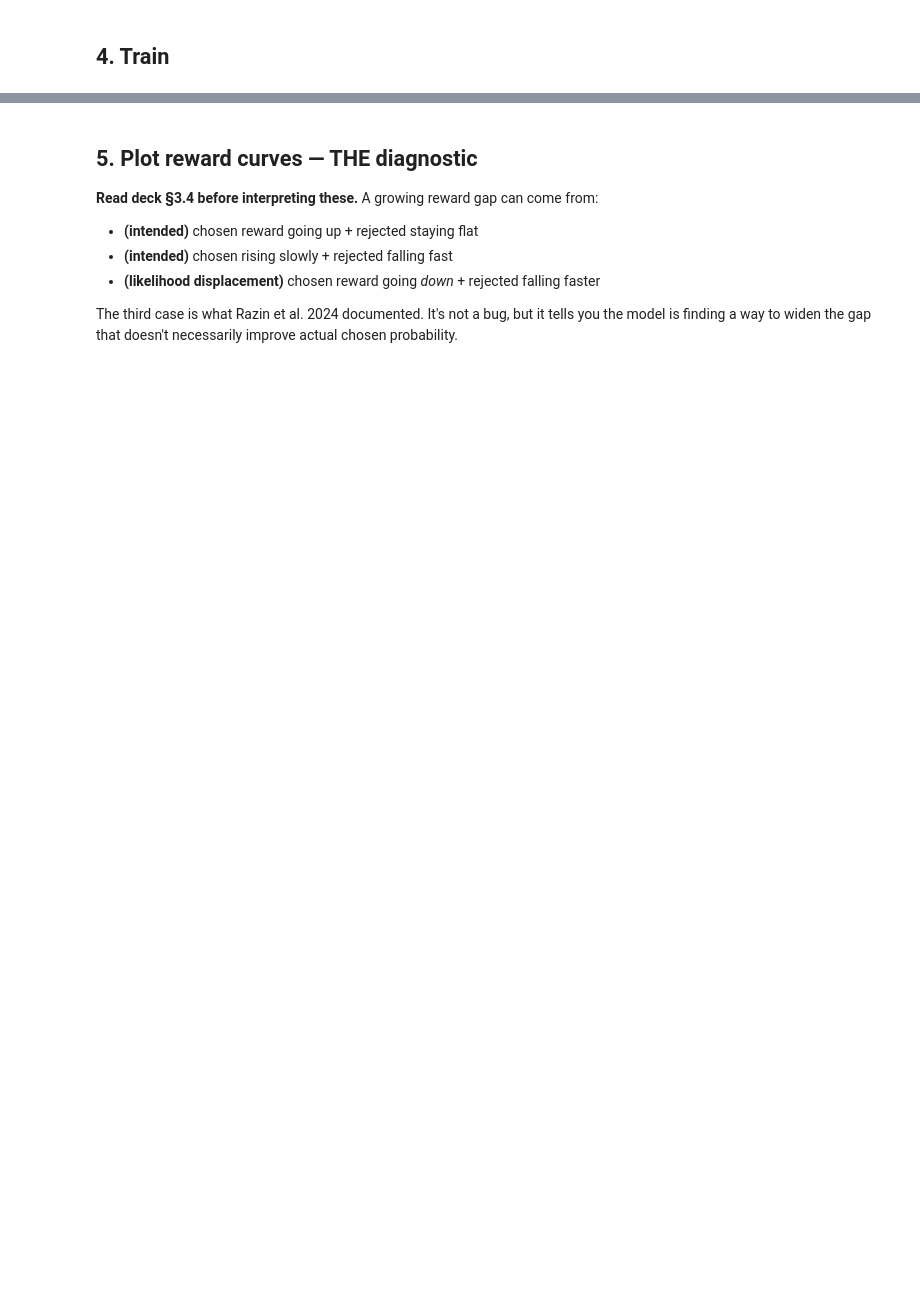
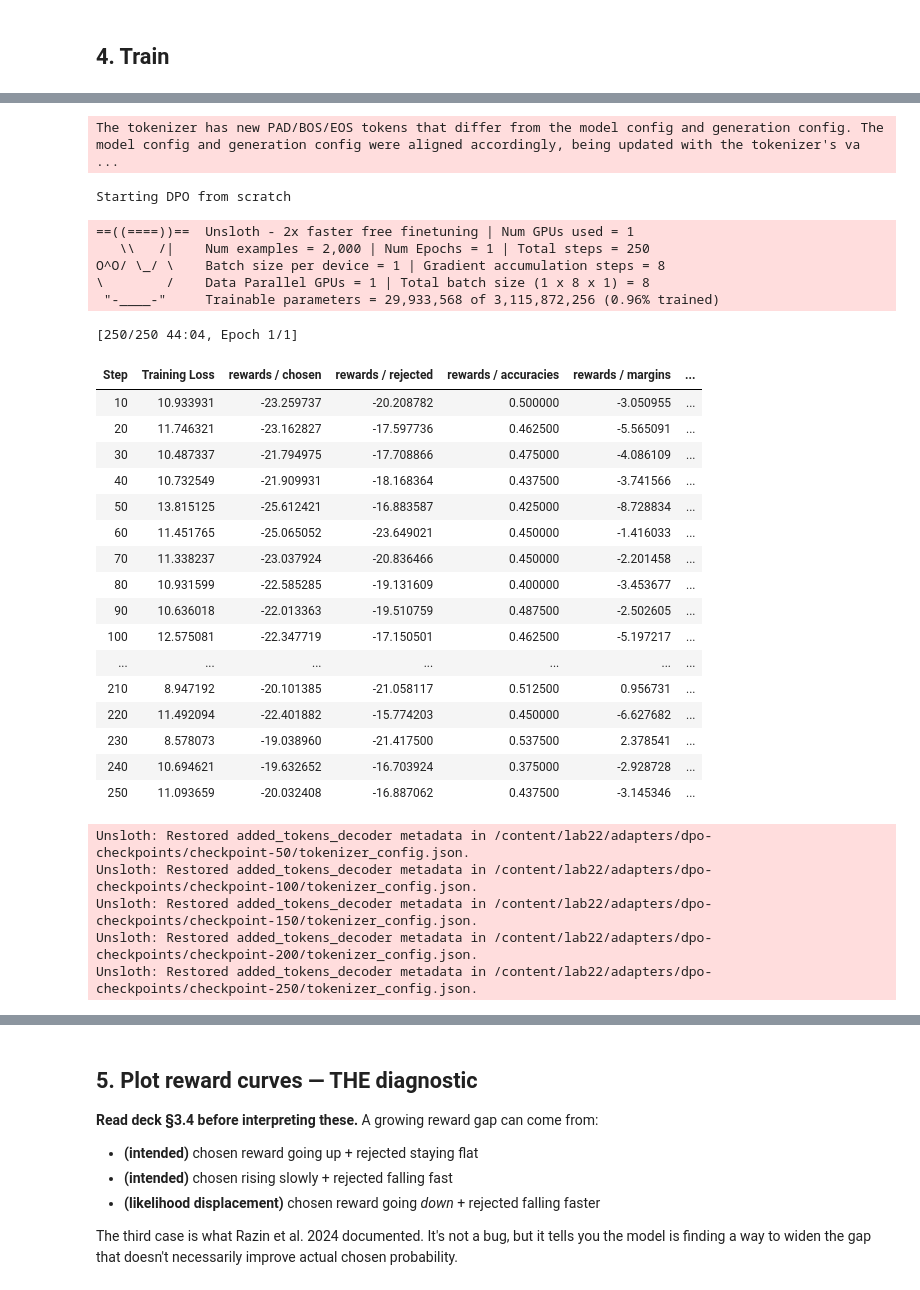
Before and after one commit to Yangtai2504/Day22-Track3-DPO-Alignment-Lab, a Jupyter notebook: colab/Lab22_DPO_T4.ipynb, the cells around one changed output, grey strips where cells are left out. Cells and saved outputs as stored; diff of their text form; code cells hidden in the pictures; blank space fills up the shorter version.

```diff
--- a/colab/Lab22_DPO_T4.ipynb
+++ b/colab/Lab22_DPO_T4.ipynb
@@ -530,6 +697,7 @@ is shared across copies — only the LoRA adapter differs.
 from unsloth import FastLanguageModel
 from peft import PeftModel
 
+# Policy — gets new DPO LoRA adapter on top of SFT LoRA
 model, tokenizer = FastLanguageModel.from_pretrained(
     model_name=BASE_MODEL,
     max_seq_length=MAX_LEN,
@@ -538,14 +706,7 @@ model, tokenizer = FastLanguageModel.from_pretrained(
 )
 if tokenizer.pad_token is None:
     tokenizer.pad_token = tokenizer.eos_token
-if tokenizer.chat_template is None:
-    tokenizer.chat_template = '''{% for message in messages %}{% if message['role'] == 'user' %}<|im_start|>user
-{{ message['content'] }}<|im_end|>
-{% elif message['role'] == 'assistant' %}<|im_start|>assistant
-{{ message['content'] }}<|im_end|>
-{% endif %}{% endfor %}{% if add_generation_prompt %}<|im_start|>assistant
-{% endif %}'''
-    print("Set Qwen ChatML template")
 
+# Load SFT adapter on top of base
 model = PeftModel.from_pretrained(model, str(SFT_PATH), is_trainable=True)
 print(f"Policy: {model.__class__.__name__} with SFT adapter loaded")
@@ -588,7 +763,9 @@ dpo_config = DPOConfig(
     warmup_ratio=0.1,
     lr_scheduler_type="cosine",
     logging_steps=10,
-    save_strategy="no",
+    save_strategy="steps",
+    save_steps=50,
+    save_total_limit=3,
     optim="adamw_8bit",
     bf16=torch.cuda.is_bf16_supported(),
     fp16=not torch.cuda.is_bf16_supported(),
@@ -618,7 +801,3 @@ trainer = DPOTrainer(
     train_dataset=pref_ds,
     processing_class=tokenizer,
 )
-# %%
-train_result = trainer.train()
-print(f"
-Final DPO loss: {train_result.training_loss:.4f}")
@@ -624,0 +837,42 @@ Final DPO loss: {train_result.training_loss:.4f}")
+# %%
+# Auto-resume from latest checkpoint if one exists
+from pathlib import Path as _P
+_ckpt_dir = _P(dpo_config.output_dir)
+_ckpts = sorted(_ckpt_dir.glob('checkpoint-*'), key=lambda p: int(p.name.split('-')[-1])) if _ckpt_dir.exists() else []
+_resume = str(_ckpts[-1]) if _ckpts else None
+if _resume: print(f'Resuming DPO from {_resume}')
+else: print('Starting DPO from scratch')
+
+train_result = trainer.train(resume_from_checkpoint=_resume)
+print(f"\nFinal DPO loss: {train_result.training_loss:.4f}")
+# %% [output]
+The tokenizer has new PAD/BOS/EOS tokens that differ from the model config and generation config. The model config and generation config were aligned accordingly, being updated with the tokenizer's va ...
+Starting DPO from scratch
+==((====))==  Unsloth - 2x faster free finetuning | Num GPUs used = 1
+   \\   /|    Num examples = 2,000 | Num Epochs = 1 | Total steps = 250
+O^O/ \_/ \    Batch size per device = 1 | Gradient accumulation steps = 8
+\        /    Data Parallel GPUs = 1 | Total batch size (1 x 8 x 1) = 8
+ "-____-"     Trainable parameters = 29,933,568 of 3,115,872,256 (0.96% trained)
+[250/250 44:04, Epoch 1/1]
+| Step | Training Loss | rewards / chosen | rewards / rejected | rewards / accuracies | rewards / margins | ... |
+| 10 | 10.933931 | -23.259737 | -20.208782 | 0.500000 | -3.050955 | ... |
+| 20 | 11.746321 | -23.162827 | -17.597736 | 0.462500 | -5.565091 | ... |
+| 30 | 10.487337 | -21.794975 | -17.708866 | 0.475000 | -4.086109 | ... |
+| 40 | 10.732549 | -21.909931 | -18.168364 | 0.437500 | -3.741566 | ... |
+| 50 | 13.815125 | -25.612421 | -16.883587 | 0.425000 | -8.728834 | ... |
+| 60 | 11.451765 | -25.065052 | -23.649021 | 0.450000 | -1.416033 | ... |
+| 70 | 11.338237 | -23.037924 | -20.836466 | 0.450000 | -2.201458 | ... |
+| 80 | 10.931599 | -22.585285 | -19.131609 | 0.400000 | -3.453677 | ... |
+| 90 | 10.636018 | -22.013363 | -19.510759 | 0.487500 | -2.502605 | ... |
+| 100 | 12.575081 | -22.347719 | -17.150501 | 0.462500 | -5.197217 | ... |
+| ... | ... | ... | ... | ... | ... | ... |
+| 210 | 8.947192 | -20.101385 | -21.058117 | 0.512500 | 0.956731 | ... |
+| 220 | 11.492094 | -22.401882 | -15.774203 | 0.450000 | -6.627682 | ... |
+| 230 | 8.578073 | -19.038960 | -21.417500 | 0.537500 | 2.378541 | ... |
+| 240 | 10.694621 | -19.632652 | -16.703924 | 0.375000 | -2.928728 | ... |
+| 250 | 11.093659 | -20.032408 | -16.887062 | 0.437500 | -3.145346 | ... |
+Unsloth: Restored added_tokens_decoder metadata in /content/lab22/adapters/dpo-checkpoints/checkpoint-50/tokenizer_config.json.
+Unsloth: Restored added_tokens_decoder metadata in /content/lab22/adapters/dpo-checkpoints/checkpoint-100/tokenizer_config.json.
+Unsloth: Restored added_tokens_decoder metadata in /content/lab22/adapters/dpo-checkpoints/checkpoint-150/tokenizer_config.json.
+Unsloth: Restored added_tokens_decoder metadata in /content/lab22/adapters/dpo-checkpoints/checkpoint-200/tokenizer_config.json.
+Unsloth: Restored added_tokens_decoder metadata in /content/lab22/adapters/dpo-checkpoints/checkpoint-250/tokenizer_config.json.
```
Also changed, not shown: parts of 53 cells of this notebook.
